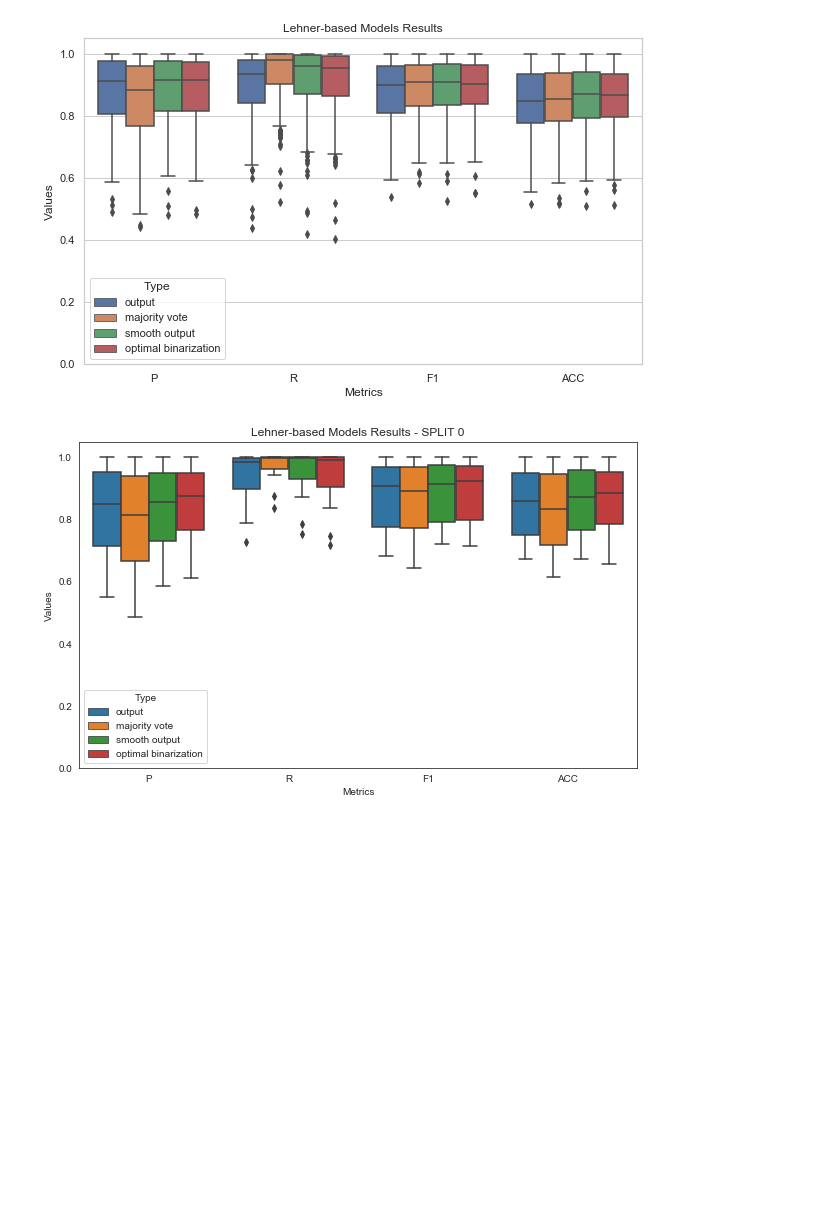
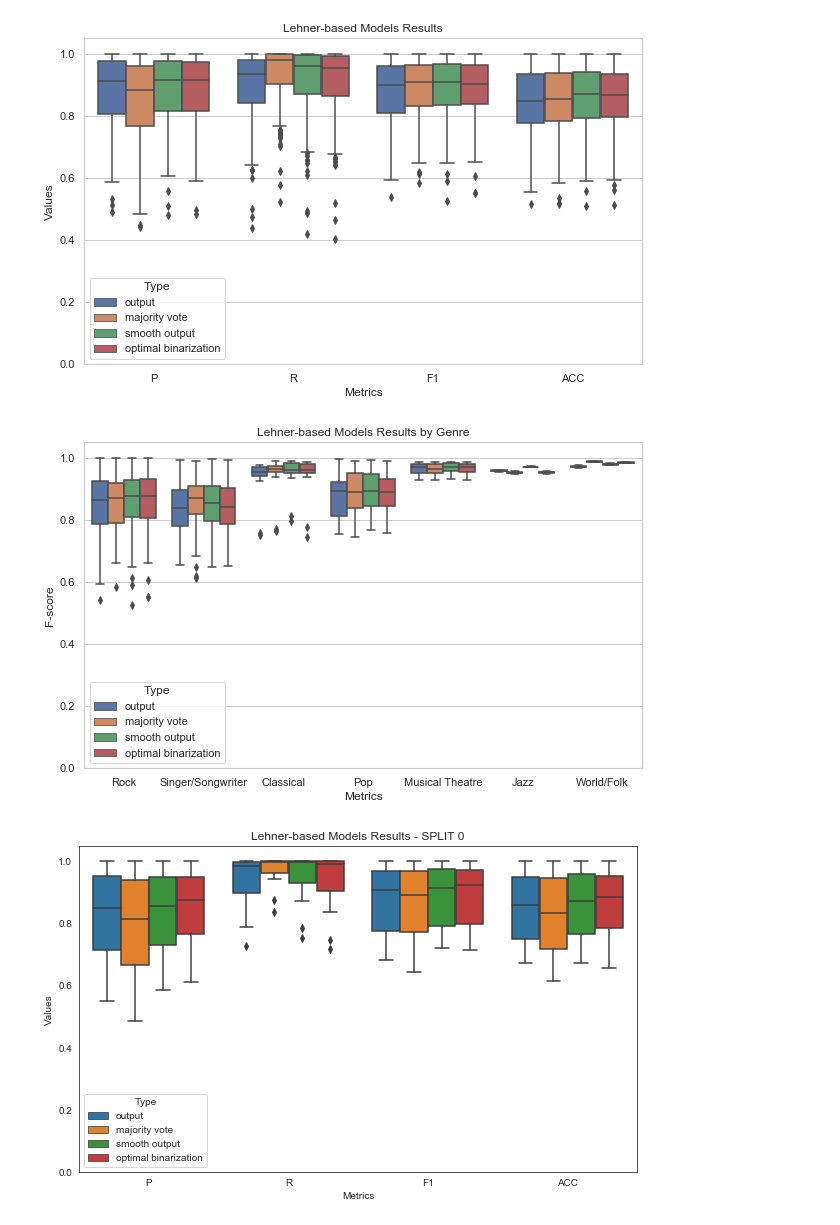
Before and after one commit to shayenne/vocaldetection, a Jupyter notebook: scripts/Lehner_SVD-2014.ipynb, the cells around one changed output. Cells and saved outputs as stored; diff of their text form; code cells hidden in the pictures; blank space fills up the shorter version.

```diff
--- a/scripts/Lehner_SVD-2014.ipynb
+++ b/scripts/Lehner_SVD-2014.ipynb
@@ -484,6 +499,21 @@ plt.legend(title='Type')
 plt.show()
 # %% [output]
 [figure]
+# %%
+sns.set(style="whitegrid")
+
+plt.figure(figsize=(10,6))
+plt.title('Lehner-based Models Results by Genre')
+g = sns.boxplot(data=results_rf,
+                hue='type', hue_order=['output','majority vote','smooth output','optimal binarization'],
+                x='genre',y='F1',#order=['P','R','F1','ACC']
+               )
+g.set(ylim=(0.0,1.05))
+g.set(xlabel='Metrics', ylabel='F-score')
+plt.legend(title='Type')
+plt.show()
+# %% [output]
+[figure, added]
 # %%
 for split in range(10):
     df_melt = pd.melt(results_rf[results_rf['split']==split], id_vars=['type'], value_vars=['ACC','P','R','F1'],var_name='metric', value_name='value')
```
Also changed, not shown: parts of 3 cells of this notebook, 1 other file.
